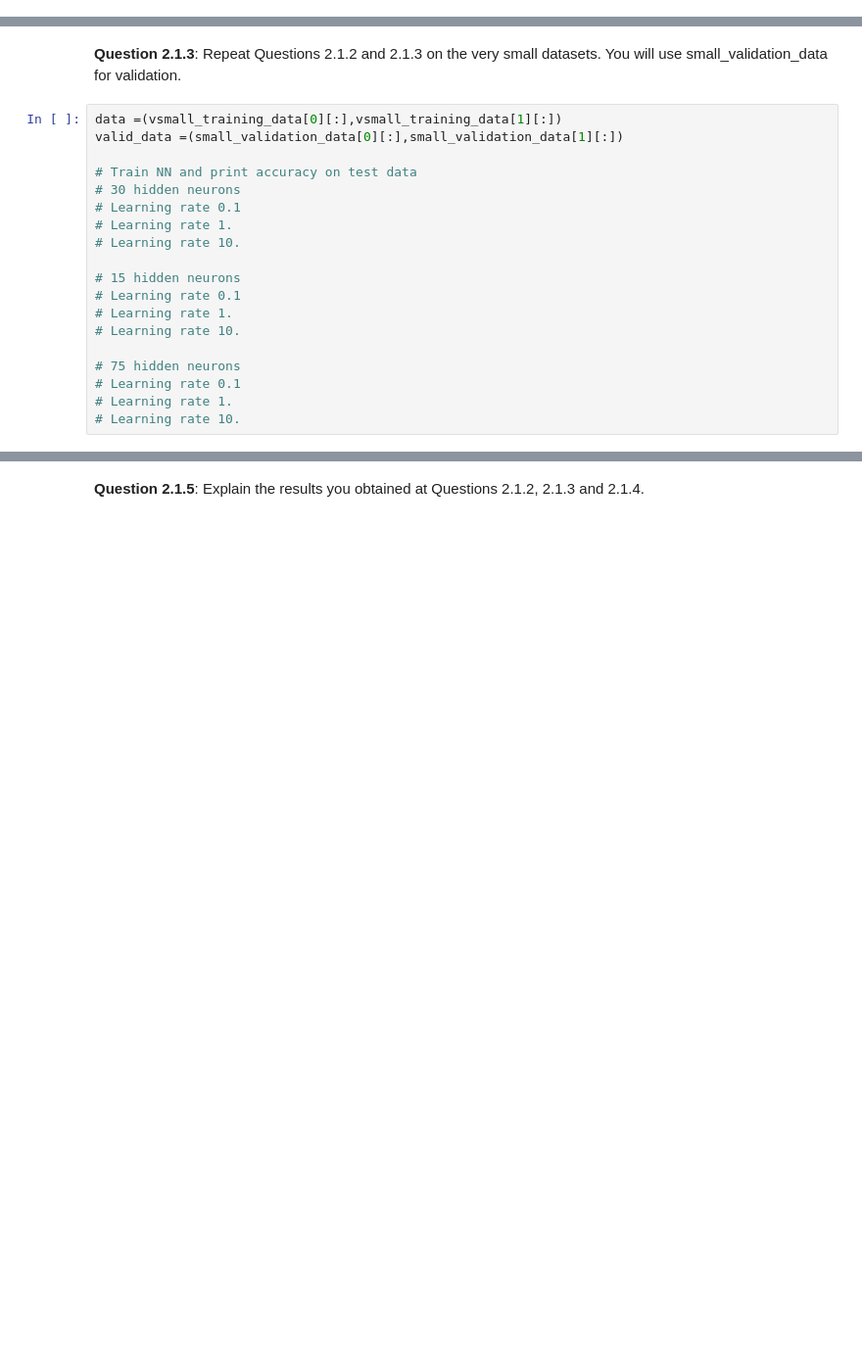
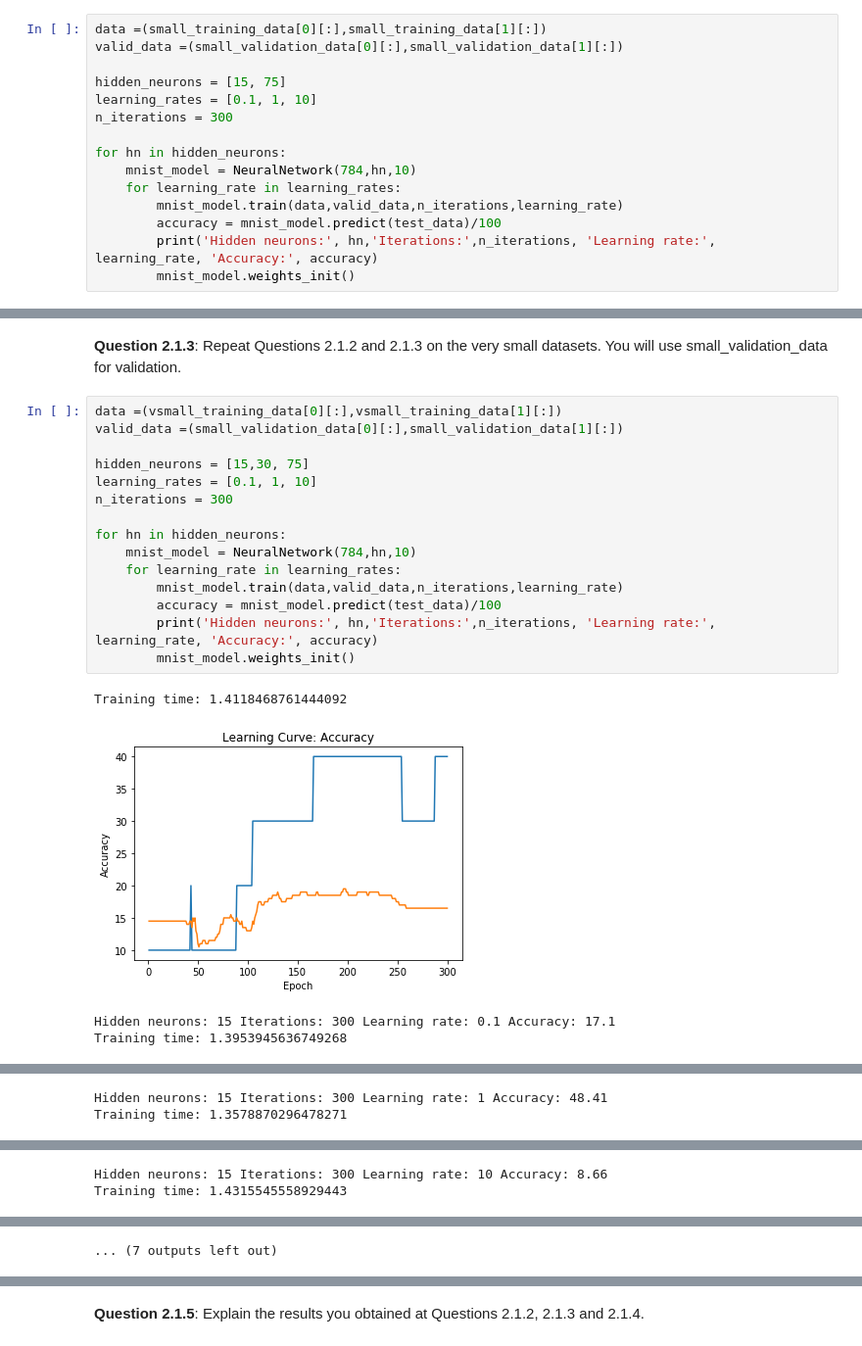
Before and after one commit to sgiammy/DeepLearning-Course, a Jupyter notebook: Lab1/Lab1_DL-Students_v3.ipynb, the cells around one changed output, grey strips where cells are left out. Shown: that part at 98% size. Drawn from its saved outputs; the diff is of its cells as text; blank space fills up the shorter version.

```diff
--- a/Lab1/Lab1_DL-Students_v3.ipynb
+++ b/Lab1/Lab1_DL-Students_v3.ipynb
@@ -360,0 +327,15 @@ Training time: 33.9644889831543
+# %%
+data =(small_training_data[0][:],small_training_data[1][:])
+valid_data =(small_validation_data[0][:],small_validation_data[1][:])
+
+hidden_neurons = [15, 75]
+learning_rates = [0.1, 1, 10]
+n_iterations = 300
+
+for hn in hidden_neurons:
+    mnist_model = NeuralNetwork(784,hn,10)
+    for learning_rate in learning_rates:
+        mnist_model.train(data,valid_data,n_iterations,learning_rate)
+        accuracy = mnist_model.predict(test_data)/100
+        print('Hidden neurons:', hn,'Iterations:',n_iterations, 'Learning rate:', learning_rate, 'Accuracy:', accuracy)
+        mnist_model.weights_init()
@@ -361,21 +361,22 @@ Training time: 33.9644889831543
 # %% [markdown]
 <b>Question 2.1.3</b>: Repeat Questions 2.1.2 and 2.1.3 on the very small datasets. You will use small_validation_data for validation.
-# %%
-data =(vsmall_training_data[0][:],vsmall_training_data[1][:])
-valid_data =(small_validation_data[0][:],small_validation_data[1][:])
-
-# Train NN and print accuracy on test data
-# 30 hidden neurons
-# Learning rate 0.1
-# Learning rate 1.
-# Learning rate 10.
-
-# 15 hidden neurons
-# Learning rate 0.1
-# Learning rate 1.
-# Learning rate 10.
-
-# 75 hidden neurons
-# Learning rate 0.1
-# Learning rate 1.
-# Learning rate 10.
+# %%
+data =(vsmall_training_data[0][:],vsmall_training_data[1][:])
+valid_data =(small_validation_data[0][:],small_validation_data[1][:])
+
+hidden_neurons = [15,30, 75]
+learning_rates = [0.1, 1, 10]
+n_iterations = 300
+
+for hn in hidden_neurons:
+    mnist_model = NeuralNetwork(784,hn,10)
+    for learning_rate in learning_rates:
+        mnist_model.train(data,valid_data,n_iterations,learning_rate)
+        accuracy = mnist_model.predict(test_data)/100
+        print('Hidden neurons:', hn,'Iterations:',n_iterations, 'Learning rate:', learning_rate, 'Accuracy:', accuracy)
+        mnist_model.weights_init()
+# %% [output]
+Training time: 1.4118468761444092
+[figure, added]
+Hidden neurons: 15 Iterations: 300 Learning rate: 0.1 Accuracy: 17.1
+Training time: 1.3953945636749268
@@ -381,0 +384,2 @@ valid_data =(small_validation_data[0][:],small_validation_data[1][:])
+Hidden neurons: 15 Iterations: 300 Learning rate: 1 Accuracy: 48.41
+Training time: 1.3578870296478271
@@ -381,0 +387,2 @@ valid_data =(small_validation_data[0][:],small_validation_data[1][:])
+Hidden neurons: 15 Iterations: 300 Learning rate: 10 Accuracy: 8.66
+Training time: 1.4315545558929443
@@ -381,0 +396 @@ valid_data =(small_validation_data[0][:],small_validation_data[1][:])
+... (7 outputs left out)
```
Also changed, not shown: parts of 35 cells of this notebook.
